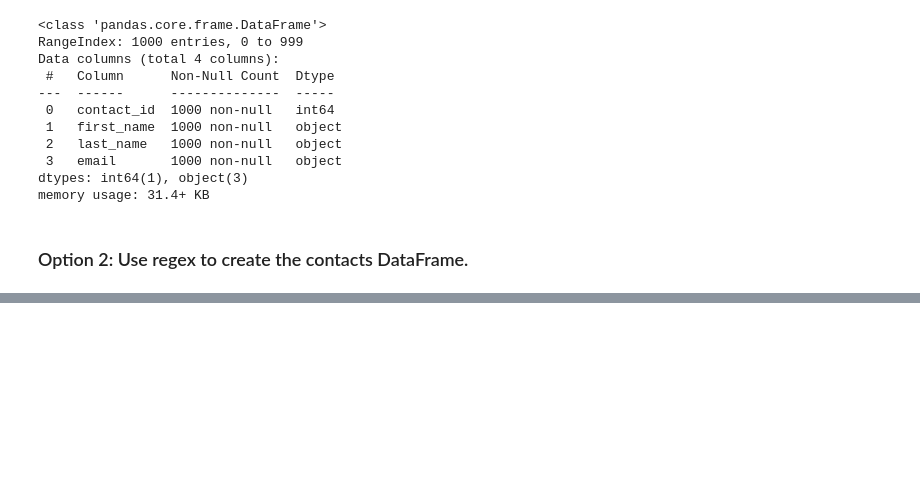
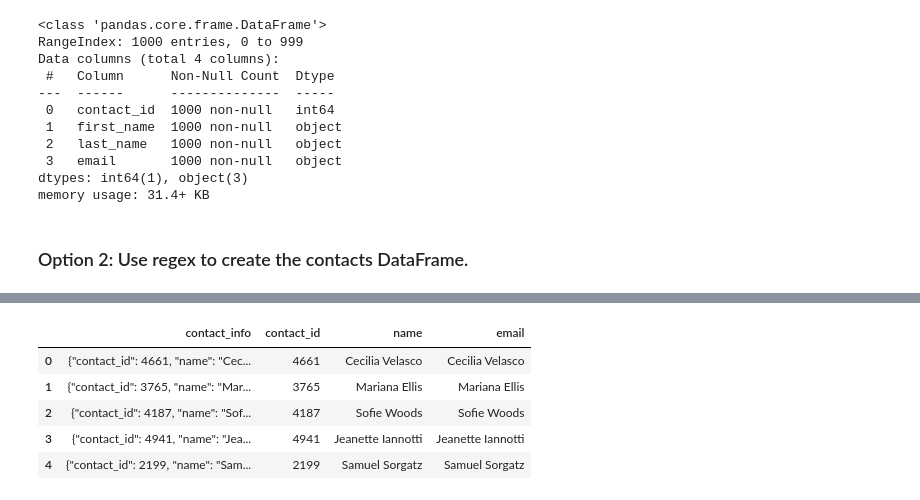
Before and after one commit to dcasey07/Crowdfunding_ETL, a Jupyter notebook: ETL_Mini_Project_DCasey_KNdirangu_MSoriano_SMurali_AZemo.ipynb, the cells around one changed output, grey strips where cells are left out. Drawn from its saved outputs; the diff is of its cells as text; code cells hidden in the pictures; blank space fills up the shorter version.

```diff
--- a/ETL_Mini_Project_DCasey_KNdirangu_MSoriano_SMurali_AZemo.ipynb
+++ b/ETL_Mini_Project_DCasey_KNdirangu_MSoriano_SMurali_AZemo.ipynb
@@ -425,2 +513,47 @@ contact_info_df_copy.head()
+# %%
+# Extract the email from the contacts and add the values to a new column.
+# Extract the email from the contacts and add the values to a new column.
+# Extract the name of the contact and add it to a new column.
+
+# Function to extract the name of the contact
+def extract_contact_email(row):
+    try:
+        json_data = json.loads(row['   '])  # Replace '   ' with the correct column name
+        return json_data.get('email', None)
+    except (json.JSONDecodeError, ValueError):
+        return None
+
+# Apply the function to the DataFrame
+contact_info_df['contact_id'] = contact_info_df.apply(extract_contact_id, axis=1)
+contact_info_df['name'] = contact_info_df.apply(extract_contact_name, axis=1)
+contact_info_df['email'] = contact_info_df.apply(extract_contact_name, axis=1)
+
+
+# Create a new DataFrame with both 'contact_info' and 'contact_id'
+result_df = contact_info_df.assign(contact_info=contact_info_df['   '])
+
+# Filter rows where 'contact_id' is not NaN
+result_df = result_df[result_df['contact_id'].notna()]
+
+# Convert 'contact_id' to integers and remove the decimal part
+result_df['contact_id'] = result_df['contact_id'].astype(float).astype(int)
+
+
+# Reset the index
+result_df.reset_index(drop=True, inplace=True)
+
+
+# Apply color to the DataFrame (for Jupyter Notebooks)
+styled_result = result_df[['contact_info', 'contact_id','name','email']].head(5).style.applymap(lambda x: 'color: white' if pd.notna(x) else '')
+
+# Display the styled DataFrame
+styled_result
+# %% [output]
+|  | contact_info | contact_id | name | email |
+| 0 | {"contact_id": 4661, "name": "Cec... | 4661 | Cecilia Velasco | Cecilia Velasco |
+| 1 | {"contact_id": 3765, "name": "Mar... | 3765 | Mariana Ellis | Mariana Ellis |
+| 2 | {"contact_id": 4187, "name": "Sof... | 4187 | Sofie Woods | Sofie Woods |
+| 3 | {"contact_id": 4941, "name": "Jea... | 4941 | Jeanette Iannotti | Jeanette Iannotti |
+| 4 | {"contact_id": 2199, "name": "Sam... | 2199 | Samuel Sorgatz | Samuel Sorgatz |
 # %%
 # Create a copy of the contact_info_df with the 'contact_id', 'name', 'email' columns.
```
Also changed, not shown: parts of 15 cells of this notebook, 1 other file.
